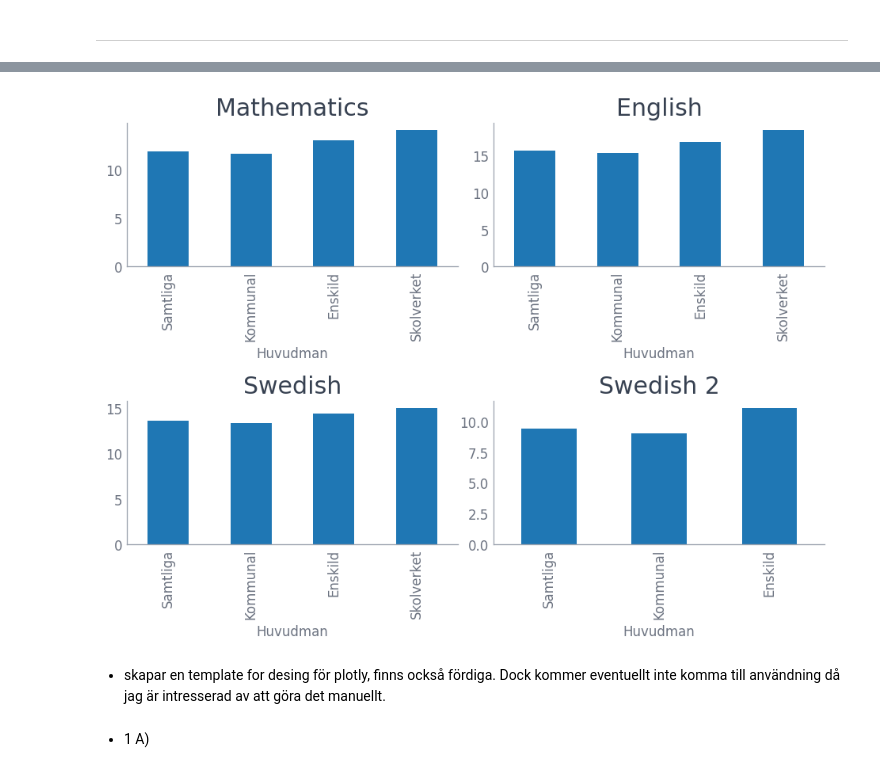
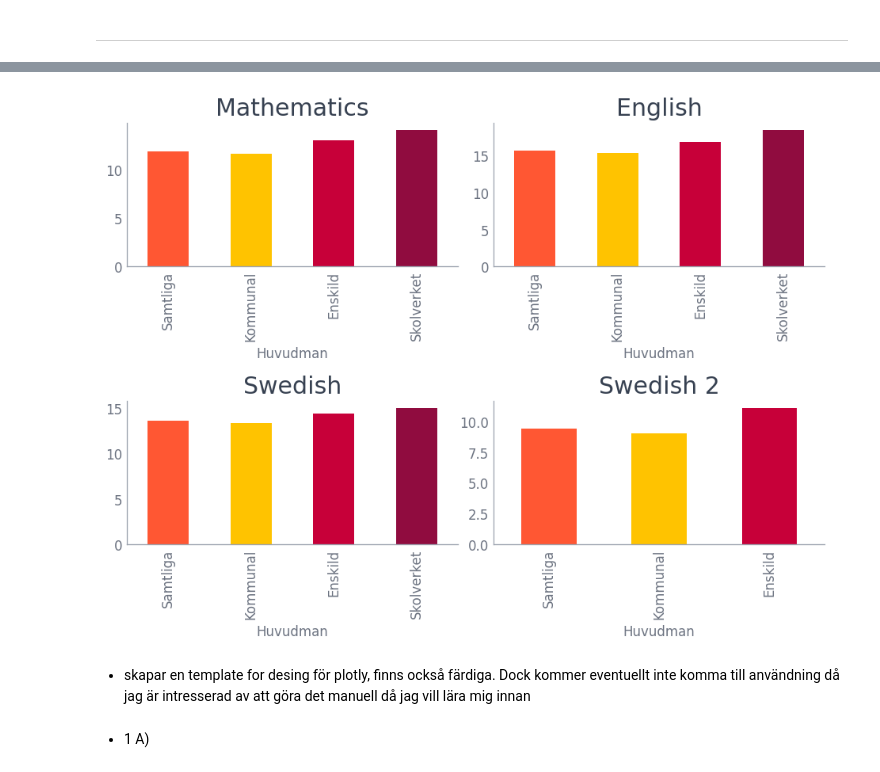
Before and after one commit to NoahEliasson/Python-Noah-Eliasson-OPA23, a Jupyter notebook: labb_2/labb_2.ipynb, the cells around one changed output, grey strips where cells are left out. Drawn from its saved outputs; the diff is of its cells as text; code cells hidden in the pictures.

```diff
--- a/labb_2/labb_2.ipynb
+++ b/labb_2/labb_2.ipynb
@@ -92,7 +93,9 @@ total_points = [total_points_english, total_points_mathematics, total_points_swe
 
 fig, ax = plt.subplots(figsize=(7, 5))
 
-bars = ax.bar(categories, total_points)
+colors = ["#FF5733", "#FFC300", "#C70039", "#900C3F"]
+
+bars = ax.bar(categories, total_points, color=colors)
 ax.set_ylabel('Total Points', loc="top", color=GRAY1)
 ax.set_xlabel('Subject', loc="left", color=GRAY1)
 
@@ -106,5 +109,5 @@ ax.tick_params(colors=GRAY1)
 ax.set_title("The avarage total scores of students in grade 9\n on the national tests in respective subjects", pad=15, color=GRAY1, fontsize=12)
 #Alternative to the design is to use: plt.style.use("../labb_2/styles/base.mplstyle") although i wanted use manunal desgins
 
-fig.savefig("Visualisering/plot_c_")
+fig.savefig("Visualisering/plot_c_.png")
 # %% [output]
@@ -121,21 +124,22 @@ df_swedish_2.drop(index_to_drop, inplace=True)
 # %%
 plt.style.use("../labb_2/styles/base.mplstyle")
 
 fig, axes = plt.subplots(2, 2, dpi=120, figsize=(8, 6))
 dfs = [df_mathematics, df_english, df_swedish, df_swedish_2]
 titles = ["Mathematics", "English", "Swedish", "Swedish 2"]
 
+
 for ax, df, title in zip(axes.flatten(), dfs, titles):
-    df.plot(kind="bar", x="Huvudman", y="Totalt (Poäng)", ax=ax, title=title, legend=False)
+    df.plot(kind="bar", x="Huvudman", y="Totalt (Poäng)", ax=ax, title=title, legend=False, color=colors)
 
 
 plt.tight_layout()
 plt.show()
-fig.savefig("Visualisering/plot_d_")
+fig.savefig("Visualisering/plot_d_.png")
 # %% [output]
-[figure, old version]
+[figure, new version]
 # %% [markdown]
-- skapar en template for desing för plotly, finns också fördiga. Dock kommer eventuellt inte komma till användning då jag är intresserad av att göra det manuellt.
+- skapar en template for desing för plotly, finns också färdiga. Dock kommer eventuellt inte komma till användning då jag är intresserad av att göra det manuell då jag vill lära mig innan
 # %%
 import plotly.io as pio
 
```
Also changed, not shown: parts of 20 cells of this notebook, 23 other files.
